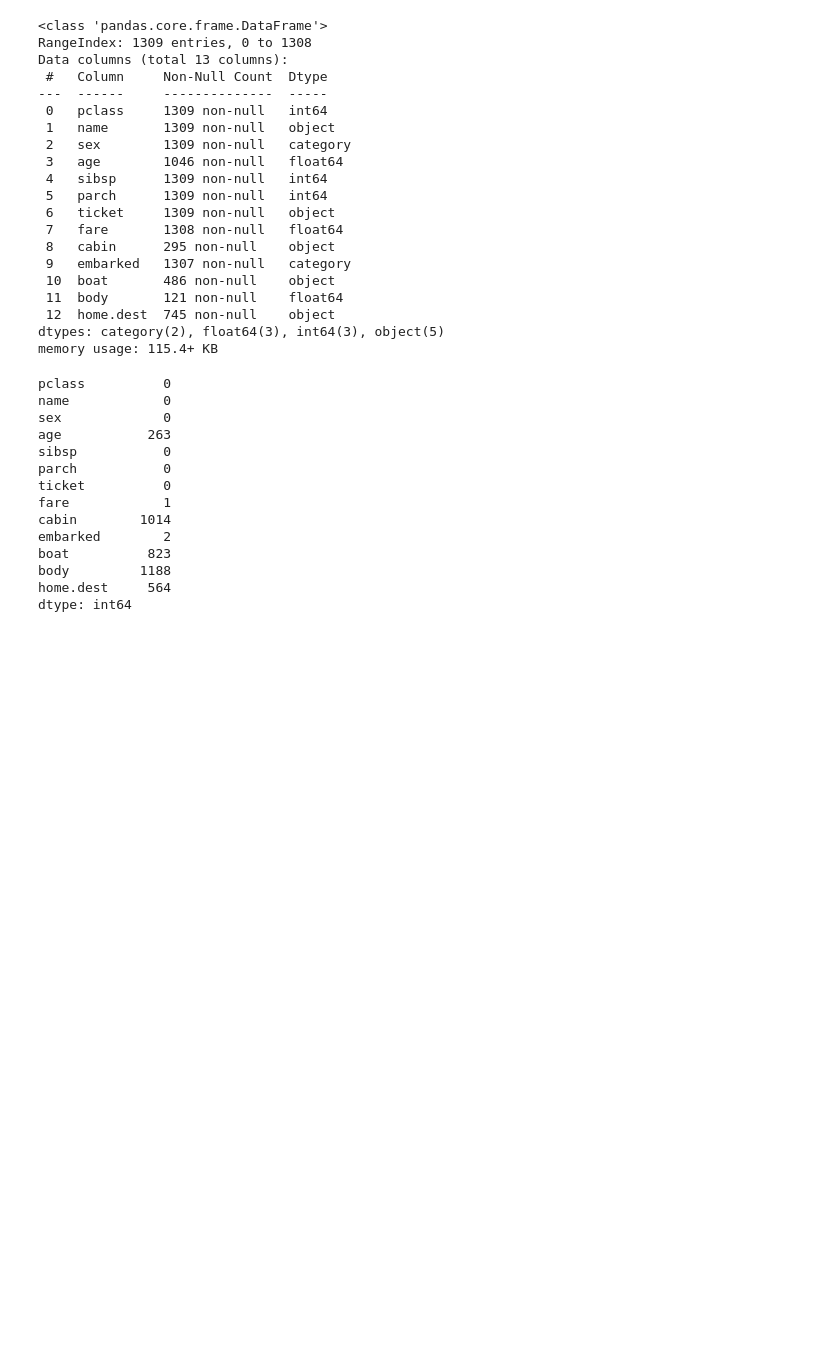
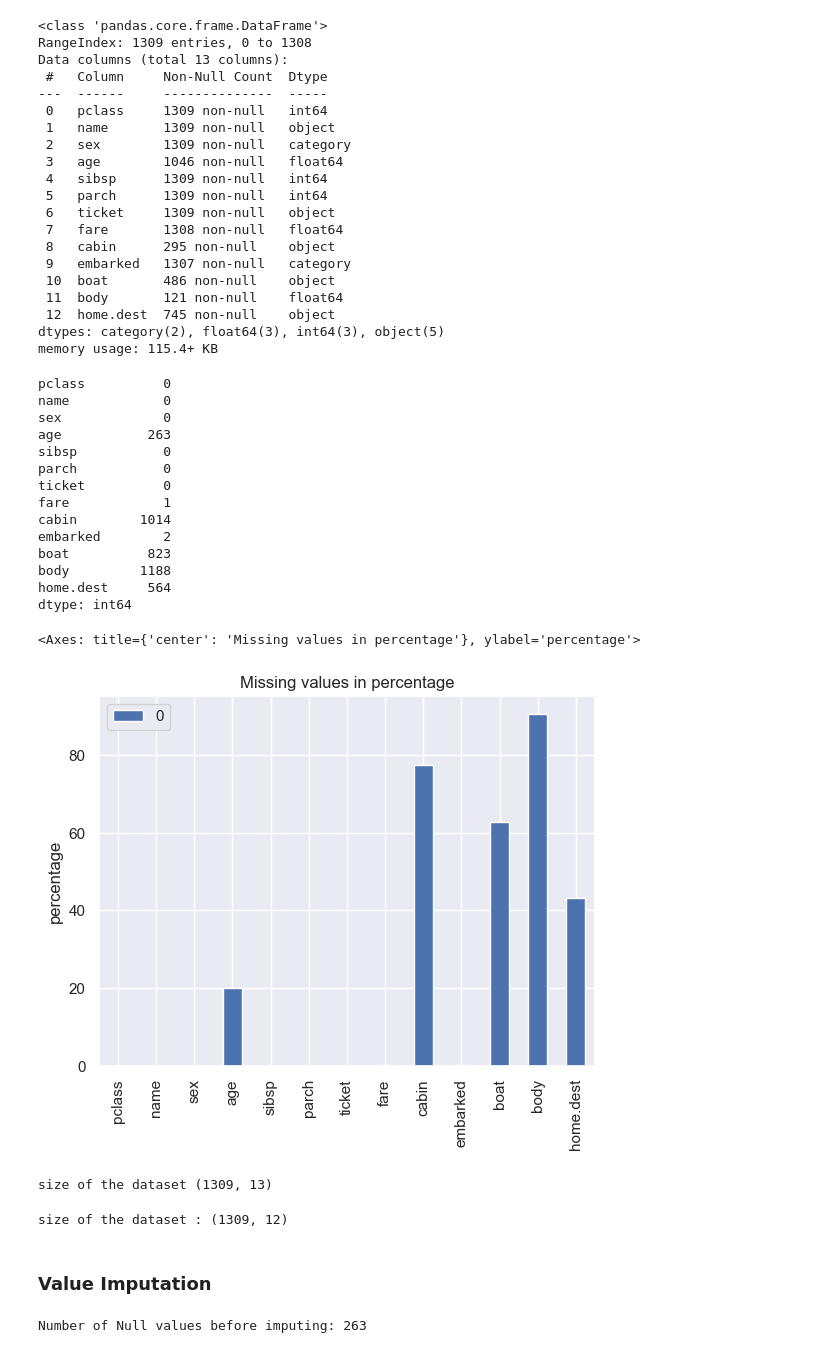
Before and after one commit to thisisouvik/ML-Concepts, a Jupyter notebook: Scikit-Learn/scikit-learn.ipynb, the cells around one changed output. Cells and saved outputs as stored; diff of their text form; code cells hidden in the pictures; blank space fills up the shorter version.

```diff
--- a/sciket-learn/sciket-learn.ipynb
+++ b/Scikit-Learn/scikit-learn.ipynb
@@ -116,3 +117,28 @@ boat          823
 body         1188
 home.dest     564
 dtype: int64
+# %%
+import seaborn as sns
+sns.set_theme()
+miss_value_per= pd.DataFrame((df.isnull().sum()/ len(df))*100)
+miss_value_per.plot(kind = 'bar', title= 'Missing values in percentage', ylabel='percentage')
+# %% [output]
+<Axes: title={'center': 'Missing values in percentage'}, ylabel='percentage'>
+[figure, added]
+# %%
+print(f'size of the dataset {df.shape}')
+# %% [output]
+size of the dataset (1309, 13)
+# %%
+df.drop(['body'], axis = 1, inplace= True)
+print(f'size of the dataset : {df.shape}')
+# %% [output]
+size of the dataset : (1309, 12)
+# %% [markdown]
+### Value Imputation
+# %%
+from sklearn.impute import SimpleImputer
+
+print(f'Number of Null values before imputing: {df.age.isnull().sum()}')
+# %% [output]
+Number of Null values before imputing: 263
```
Also changed, not shown: parts of 1 cell of this notebook.
